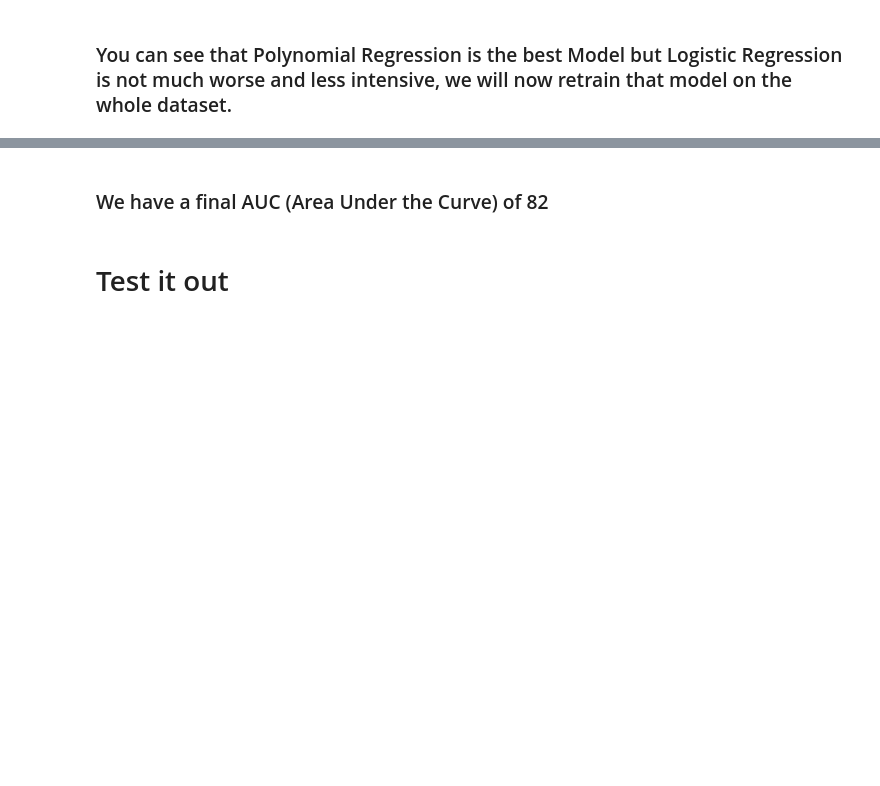
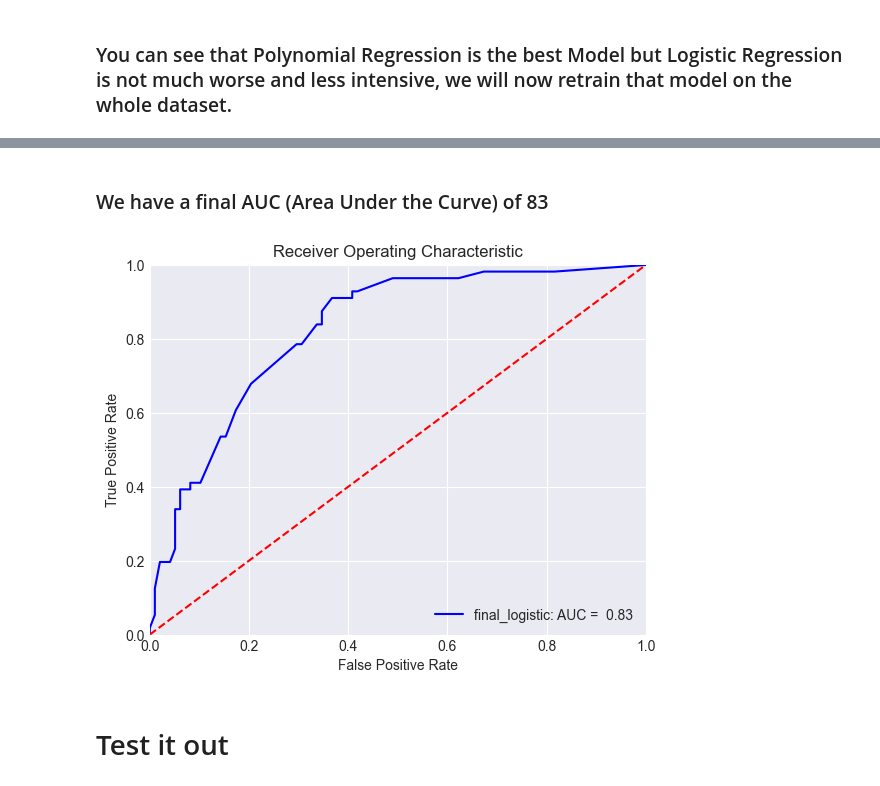
Before and after one commit to kelvingevershowest/data-collection-and-preprocessing, a Jupyter notebook: Dashboard.ipynb, the cells around one changed output, grey strips where cells are left out. Cells and saved outputs as stored; diff of their text form; code cells hidden in the pictures; blank space fills up the shorter version.

```diff
--- a/Dashboard.ipynb
+++ b/Dashboard.ipynb
@@ -595,17 +595,30 @@ plt.show()
 # %% [markdown]
-### We have a final AUC (Area Under the Curve) of 82
+### We have a final AUC (Area Under the Curve) of 83
 # %%
 #train best model
 from sklearn.calibration import CalibratedClassifierCV
 from sklearn.linear_model import LogisticRegression
 final_logreg = LogisticRegression(C=10000, max_iter=1000)
 final_isotonic = CalibratedClassifierCV(final_logreg, cv=3, method='isotonic')
 final_isotonic.fit(X_trainval_stand, y_trainval)
 #results
 import sklearn.metrics as metrics
 final_y_test_pred_prob = final_isotonic.predict_proba(X_test_stand)
 final_fpr, final_tpr, final_threshold = metrics.roc_curve(y_test, final_y_test_pred_prob[:,1])
 final_roc_auc = metrics.auc(final_fpr, final_tpr)
+
+plt.title('Receiver Operating Characteristic')
+plt.plot(final_fpr, final_tpr, 'b', label = 'final_logistic: AUC =  %0.2f' % final_roc_auc)
+
+plt.legend(loc = 'lower right')
+plt.plot([0, 1], [0, 1],'r--')
+plt.xlim([0, 1])
+plt.ylim([0, 1])
+plt.ylabel('True Positive Rate')
+plt.xlabel('False Positive Rate')
+plt.show()
+# %% [output]
+[figure, added]
 # %% [markdown]
 # Test it out
 # %% [markdown]
```
Also changed, not shown: parts of 3 cells of this notebook, 2 other files.
